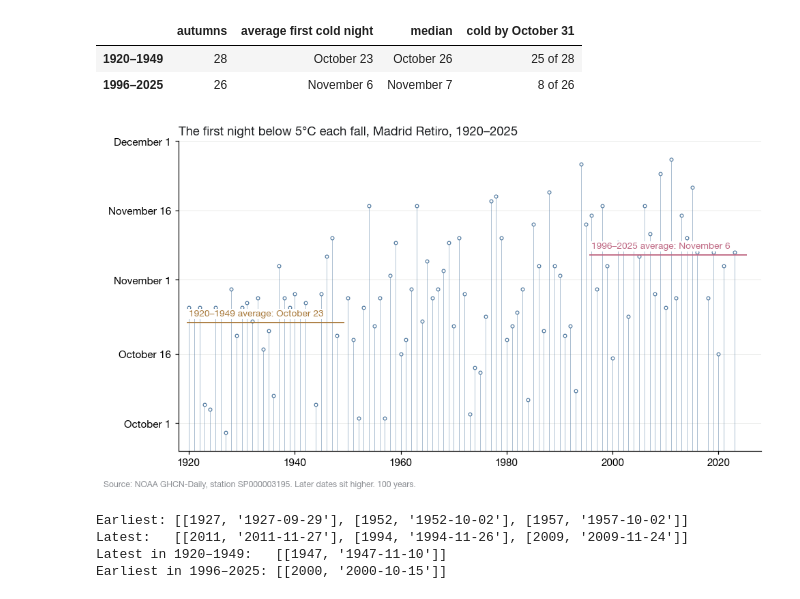
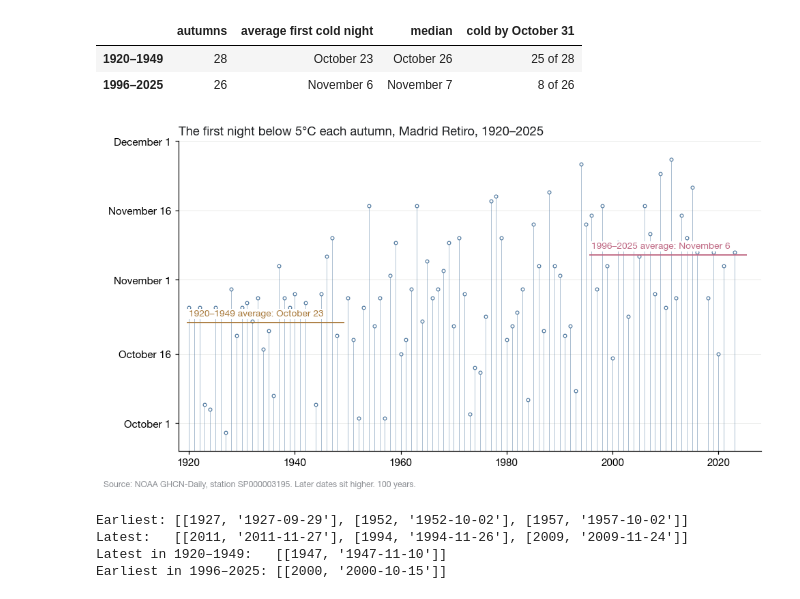
Before and after one commit to acorvin/madrid-autumn-cold-onset, a Jupyter notebook: notebooks/analysis.ipynb, the cells around one changed output. Saved outputs shown, nothing was run; the diff lists cells and outputs as text; code cells hidden in the pictures.

Commit message:
Chart title: autumn

```diff
--- a/notebooks/analysis.ipynb
+++ b/notebooks/analysis.ipynb
@@ -150,25 +150,25 @@ Shift in the average: 14.6 days
 # %%
 fig, ax = plt.subplots(figsize=(9, 5))
 base = min(55, valid["day"].min() - 4)   # stems rise from September 25, below the earliest date (September 29, 1927)
 ax.vlines(valid["autumn"], base, valid["day"], color=COLORS["station"], linewidth=0.5, alpha=0.55)
 ax.scatter(valid["autumn"], valid["day"], s=10, facecolor="white", edgecolor=COLORS["station"], linewidth=0.7, zorder=3)
 for (lo, hi), c in [(EARLY, COLORS["early"]), (RECENT, COLORS["recent"])]:
     m = between(valid, lo, hi)["day"].mean()
     ax.hlines(m, lo - 0.4, hi + 0.4, color=c, linewidth=1.2, zorder=4)
     ax.text(lo, m + 1.0, f"{lo}–{hi} average: {as_date(m)}", color=c, fontsize=9, va="bottom", zorder=5,
             bbox=dict(facecolor="white", edgecolor="none", pad=1.2))
 ticks = [61, 76, 92, 107, 122]
 ax.set_yticks(ticks, [as_date(t) for t in ticks])
 ax.set_ylim(base, max(ticks[-1], valid["day"].max() + 3))
 ax.set_xlim(FIRST - 2, LAST + 3)
 ax.grid(axis="y", color=COLORS["rule"], linewidth=0.5)
-ax.set_title("The first night below 5°C each fall, Madrid Retiro, 1920–2025", loc="left", color=COLORS["ink"])
+ax.set_title("The first night below 5°C each autumn, Madrid Retiro, 1920–2025", loc="left", color=COLORS["ink"])
 fig.text(0.01, 0.01, "Source: NOAA GHCN-Daily, station SP000003195. Later dates sit higher. 100 years.", fontsize=8, color=COLORS["soft"])
 fig.tight_layout(rect=(0, 0.03, 1, 1))
 fig.savefig(CHARTS / "1-first-cold-night.png", dpi=200, facecolor="white")
 plt.show()
 # %% [output]
-[figure, old version]
+[figure, new version]
 # %%
 print("Earliest:", valid.nsmallest(3, "day")[["autumn", "date"]].values.tolist())
 print("Latest:  ", valid.nlargest(3, "day")[["autumn", "date"]].values.tolist())
```
Also changed, not shown: 1 other file.
